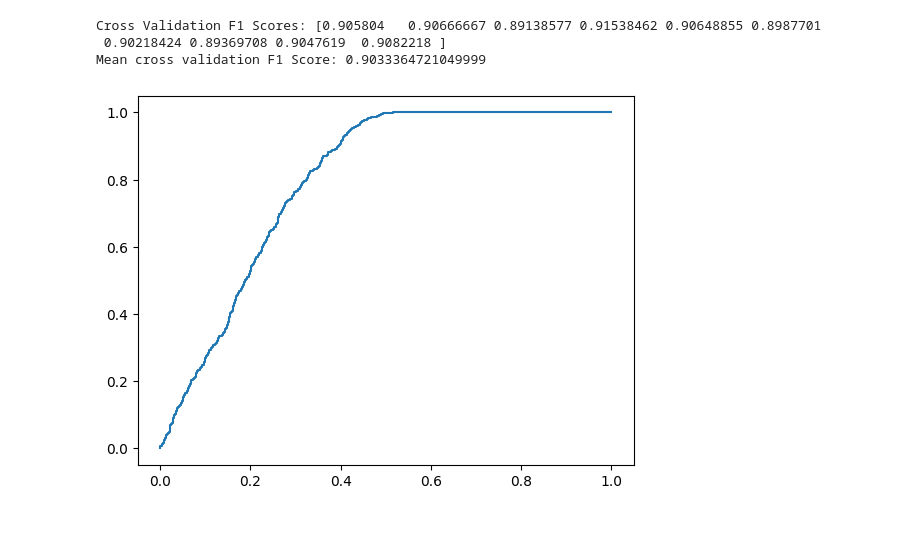
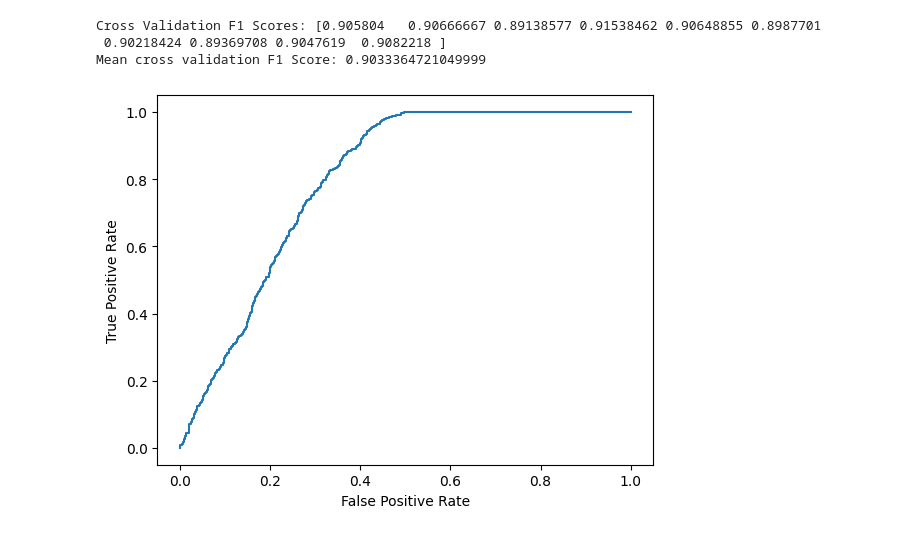
Before and after one commit to darrens2k/intro-to-data-science, a Jupyter notebook: final_exam.ipynb, the cells around one changed output. Drawn from its saved outputs; the diff is of its cells as text; code cells hidden in the pictures.

```diff
--- a/final_exam.ipynb
+++ b/final_exam.ipynb
@@ -1267,9 +1267,11 @@ svmPredProb = svm.predict_proba(x_test)
 fpr, tpr, threshold = roc_curve(y_test, svmPredProb[:,1])
 # %%
 plt.plot(fpr, tpr)
+plt.xlabel('False Positive Rate')
+plt.ylabel('True Positive Rate')
 plt.show()
 # %% [output]
-[figure, old version]
+[figure, new version]
 # %% [markdown]
 # Conclusions
 
```
Also changed, not shown: parts of 1 cell of this notebook.
